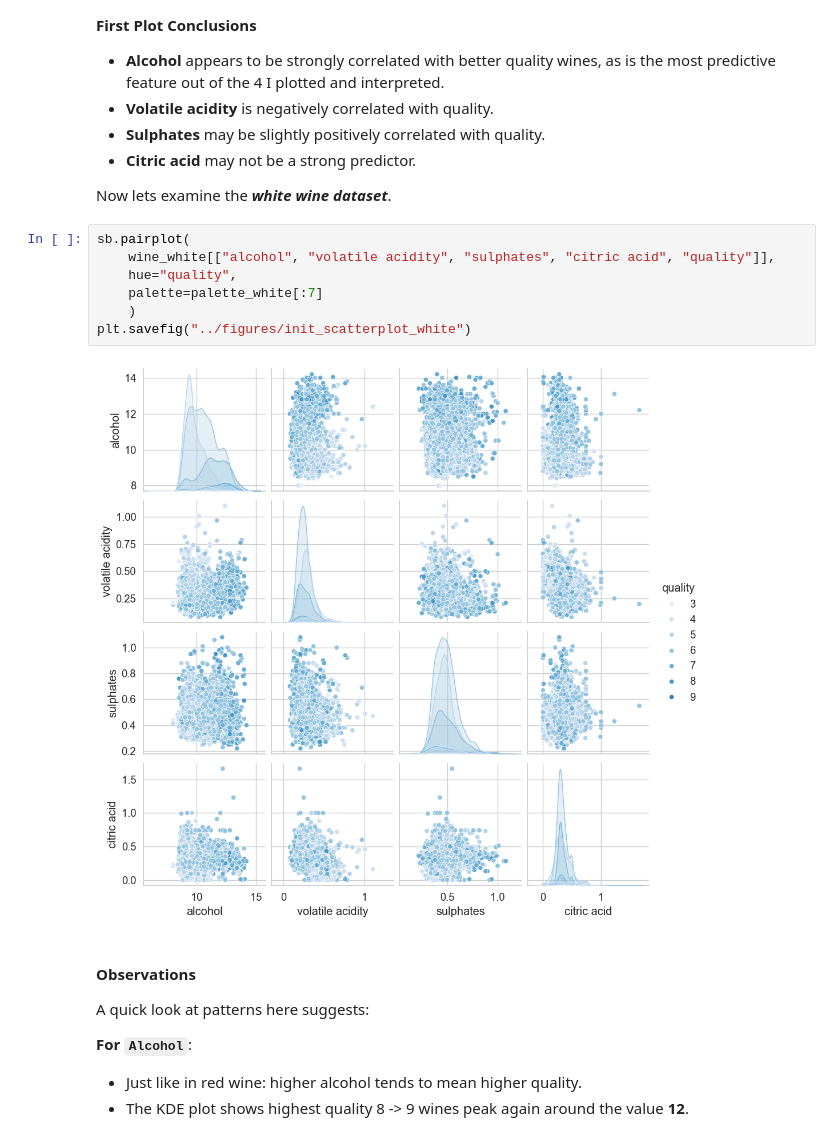
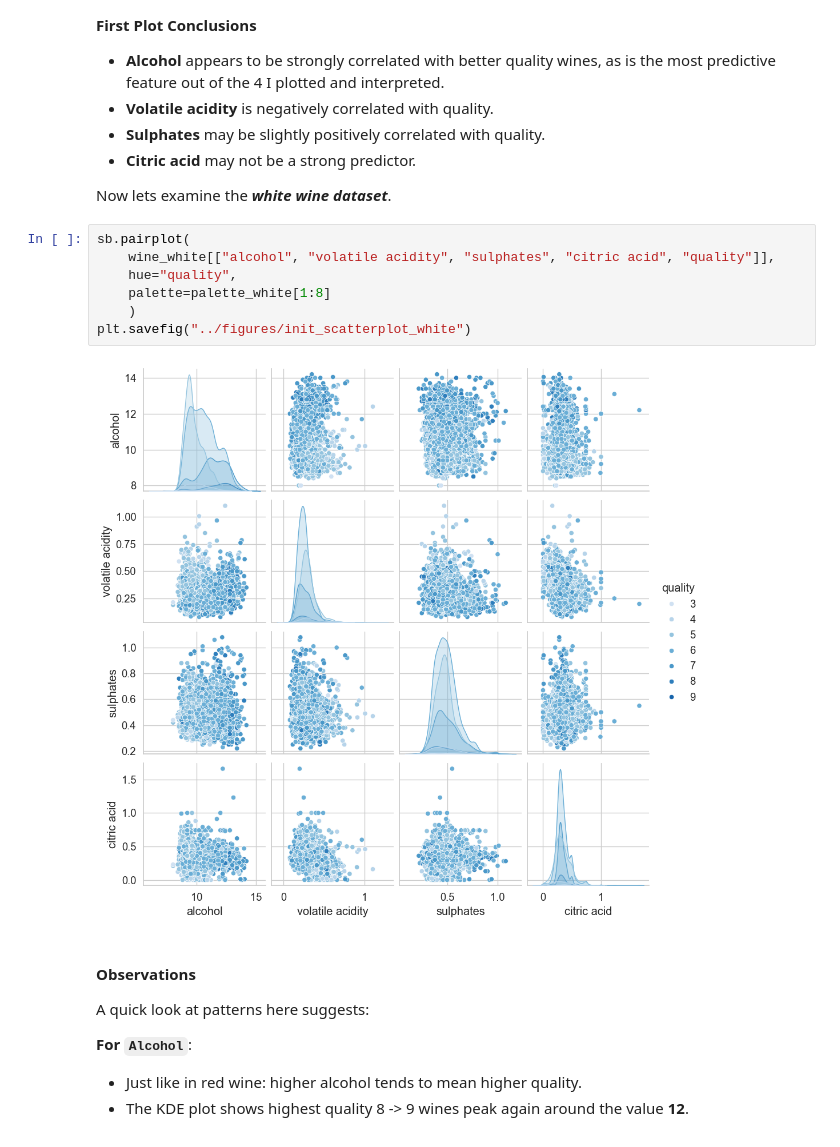
Before and after one commit to k1k12/2034_CW, a Jupyter notebook: notebooks/wine_analysis.ipynb, the cells around one changed output. Saved outputs shown, nothing was run; the diff lists cells and outputs as text.

```diff
--- a/notebooks/wine_analysis.ipynb
+++ b/notebooks/wine_analysis.ipynb
@@ -255,12 +254,12 @@ Now lets examine the ***white wine dataset***.
 # %%
 sb.pairplot(
     wine_white[["alcohol", "volatile acidity", "sulphates", "citric acid", "quality"]],
     hue="quality",
-    palette=palette_white[:7]
+    palette=palette_white[1:8]
     )
 plt.savefig("../figures/init_scatterplot_white")
 # %% [output]
-[figure, old version]
+[figure, new version]
 # %% [markdown]
 #### Observations
 
```
Also changed, not shown: parts of 56 cells of this notebook.
